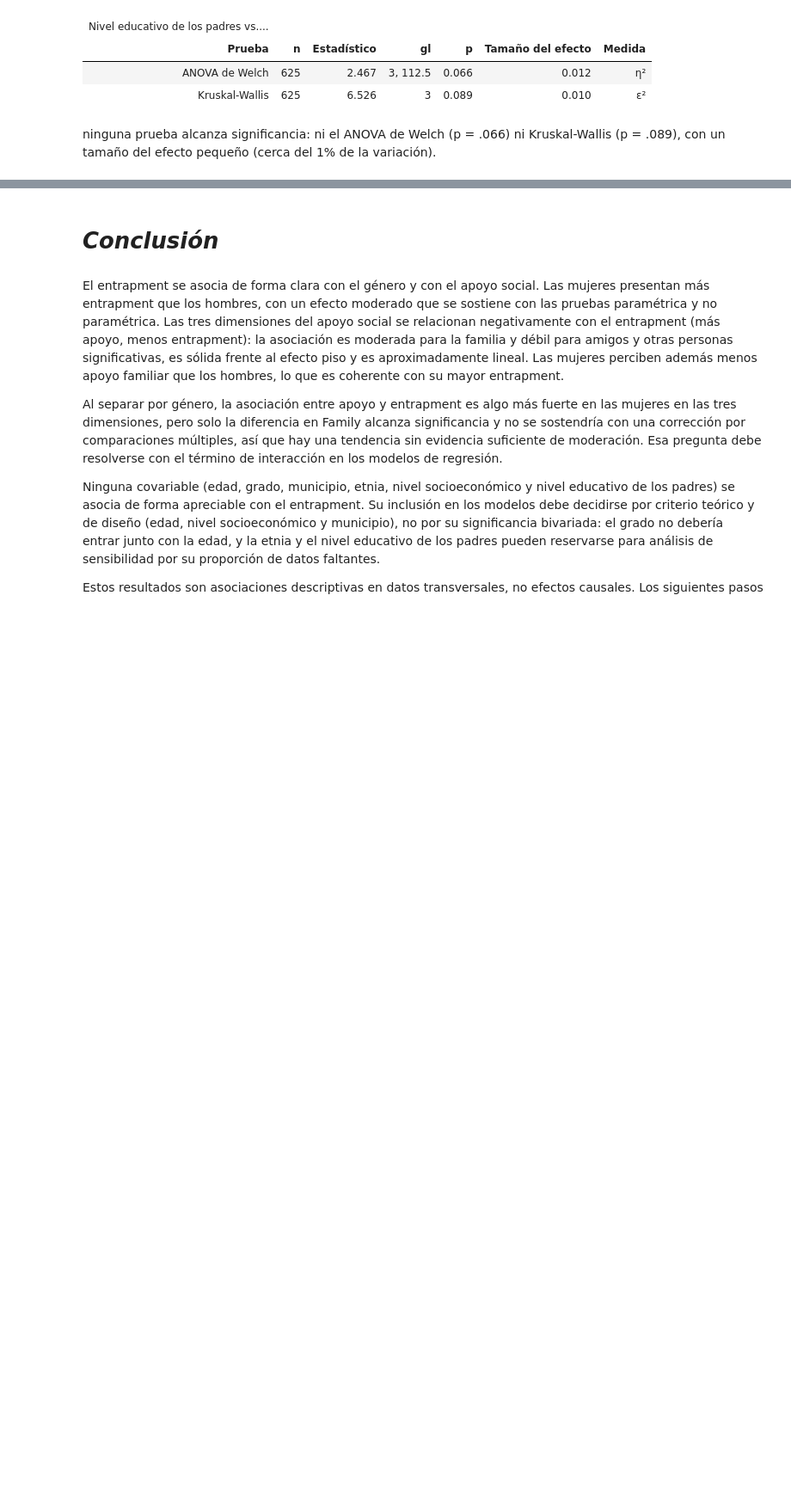
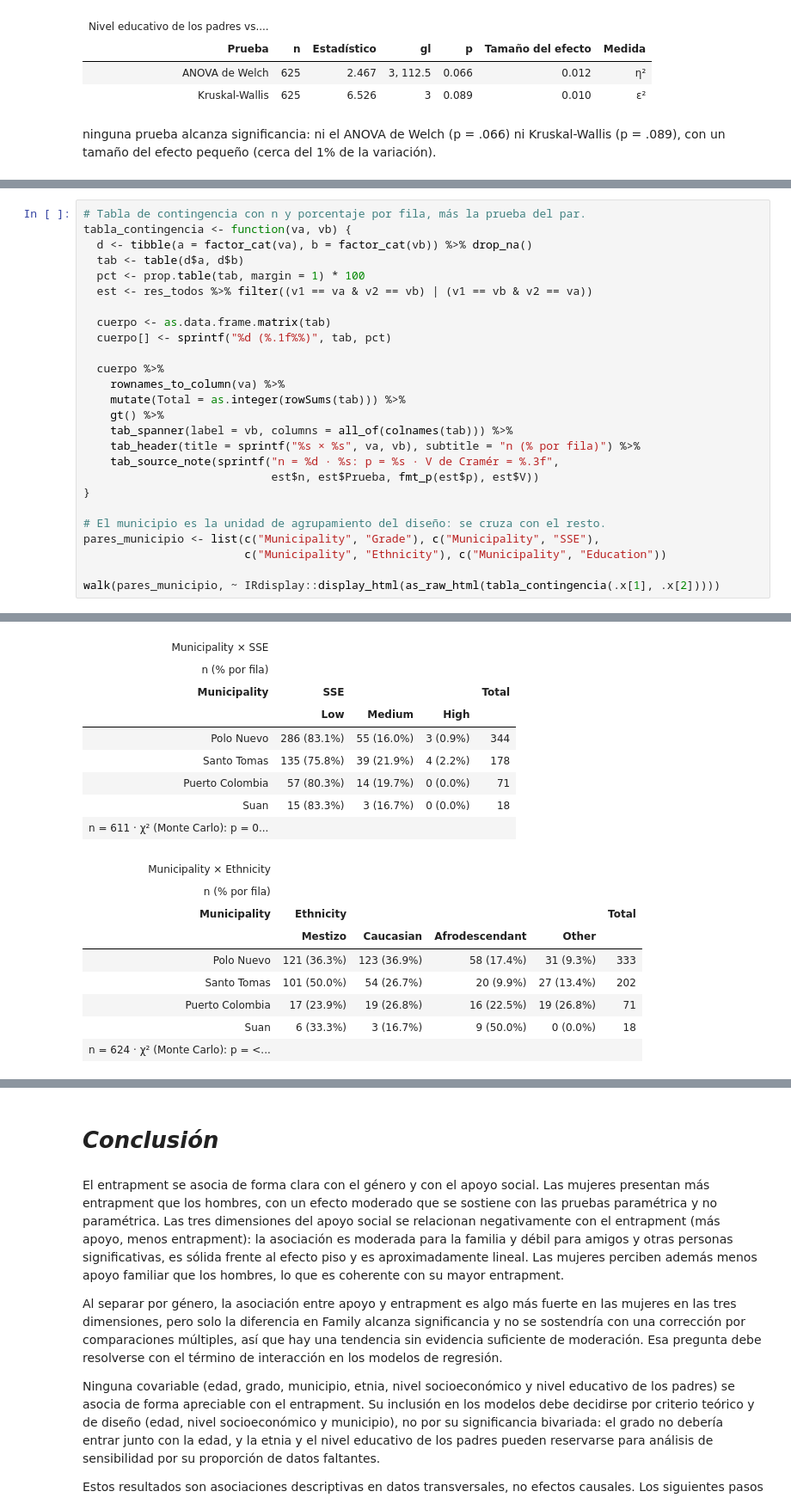
Before and after one commit to luencaro/social-support-entrapment-gender-atlantico-, a Jupyter notebook: notebooks/eda.ipynb, the cells around one changed output, grey strips where cells are left out. Shown at 86% size. Drawn from its saved outputs; the diff is of its cells as text; blank space fills up the shorter version.

```diff
--- a/notebooks/eda.ipynb
+++ b/notebooks/eda.ipynb
@@ -1175,0 +1272,27 @@ ninguna prueba alcanza significancia: ni el ANOVA de Welch (p = .066) ni Kruskal
+# %%
+# Tabla de contingencia con n y porcentaje por fila, más la prueba del par.
+tabla_contingencia <- function(va, vb) {
+  d <- tibble(a = factor_cat(va), b = factor_cat(vb)) %>% drop_na()
+  tab <- table(d$a, d$b)
+  pct <- prop.table(tab, margin = 1) * 100
+  est <- res_todos %>% filter((v1 == va & v2 == vb) | (v1 == vb & v2 == va))
+
+  cuerpo <- as.data.frame.matrix(tab)
+  cuerpo[] <- sprintf("%d (%.1f%%)", tab, pct)
+
+  cuerpo %>%
+    rownames_to_column(va) %>%
+    mutate(Total = as.integer(rowSums(tab))) %>%
+    gt() %>%
+    tab_spanner(label = vb, columns = all_of(colnames(tab))) %>%
+    tab_header(title = sprintf("%s × %s", va, vb), subtitle = "n (% por fila)") %>%
+    tab_source_note(sprintf("n = %d · %s: p = %s · V de Cramér = %.3f",
+                            est$n, est$Prueba, fmt_p(est$p), est$V))
+}
+
+# El municipio es la unidad de agrupamiento del diseño: se cruza con el resto.
+pares_municipio <- list(c("Municipality", "Grade"), c("Municipality", "SSE"),
+                        c("Municipality", "Ethnicity"), c("Municipality", "Education"))
+
+walk(pares_municipio, ~ IRdisplay::display_html(as_raw_html(tabla_contingencia(.x[1], .x[2]))))
+# %% [output]
@@ -1175,0 +1308,18 @@ ninguna prueba alcanza significancia: ni el ANOVA de Welch (p = .066) ni Kruskal
+| Municipality × SSE |  |  |  |  |
+| n (% por fila) |  |  |  |  |
+| Municipality | SSE |  |  | Total |
+|  | Low | Medium | High |  |
+| Polo Nuevo | 286 (83.1%) | 55 (16.0%) | 3 (0.9%) | 344 |
+| Santo Tomas | 135 (75.8%) | 39 (21.9%) | 4 (2.2%) | 178 |
+| Puerto Colombia | 57 (80.3%) | 14 (19.7%) | 0 (0.0%) | 71 |
+| Suan | 15 (83.3%) | 3 (16.7%) | 0 (0.0%) | 18 |
+| n = 611 · χ² (Monte Carlo): p = 0... |  |  |  |  |
+| Municipality × Ethnicity |  |  |  |  |  |
+| n (% por fila) |  |  |  |  |  |
+| Municipality | Ethnicity |  |  |  | Total |
+|  | Mestizo | Caucasian | Afrodescendant | Other |  |
+| Polo Nuevo | 121 (36.3%) | 123 (36.9%) | 58 (17.4%) | 31 (9.3%) | 333 |
+| Santo Tomas | 101 (50.0%) | 54 (26.7%) | 20 (9.9%) | 27 (13.4%) | 202 |
+| Puerto Colombia | 17 (23.9%) | 19 (26.8%) | 16 (22.5%) | 19 (26.8%) | 71 |
+| Suan | 6 (33.3%) | 3 (16.7%) | 9 (50.0%) | 0 (0.0%) | 18 |
+| n = 624 · χ² (Monte Carlo): p = <... |  |  |  |  |  |
```
Also changed, not shown: parts of 9 cells of this notebook.
